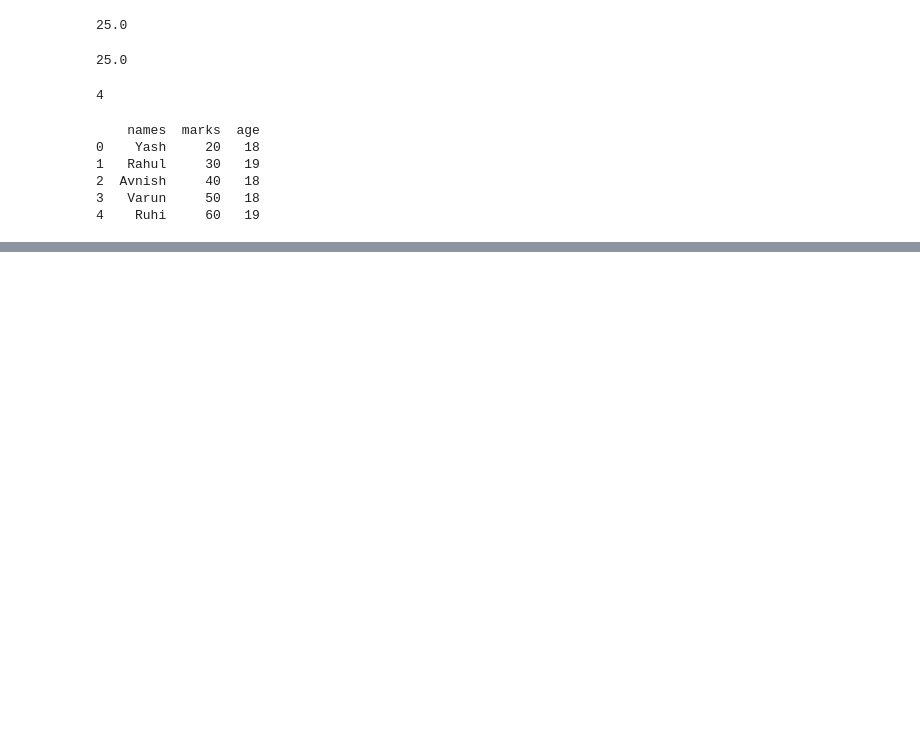
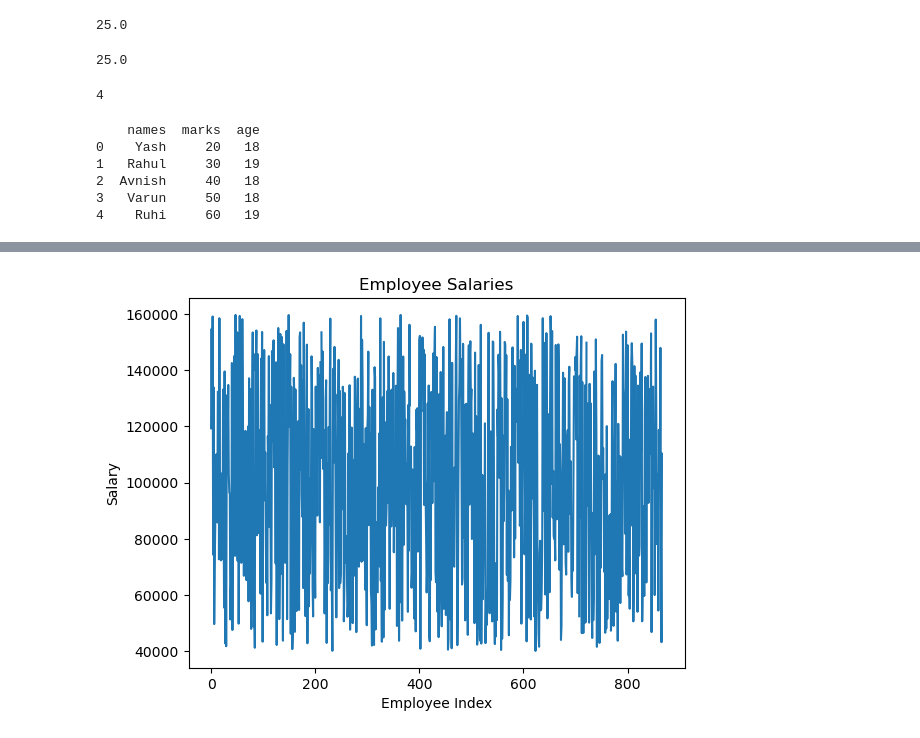
Before and after one commit to yashkumar84/Python-Codes, a Jupyter notebook: pandas.ipynb, the cells around one changed output, grey strips where cells are left out. Saved outputs shown, nothing was run; the diff lists cells and outputs as text; code cells hidden in the pictures; blank space fills up the shorter version.

```diff
--- a/pandas.ipynb
+++ b/pandas.ipynb
@@ -82,0 +324,8 @@ print(df)
+# %%
+plt.plot(emp["Salary"])
+plt.title("Employee Salaries")
+plt.xlabel("Employee Index")
+plt.ylabel("Salary")
+plt.show()
+# %% [output]
+[figure, added]
```
Also changed, not shown: parts of 33 cells of this notebook, 3 other files.
